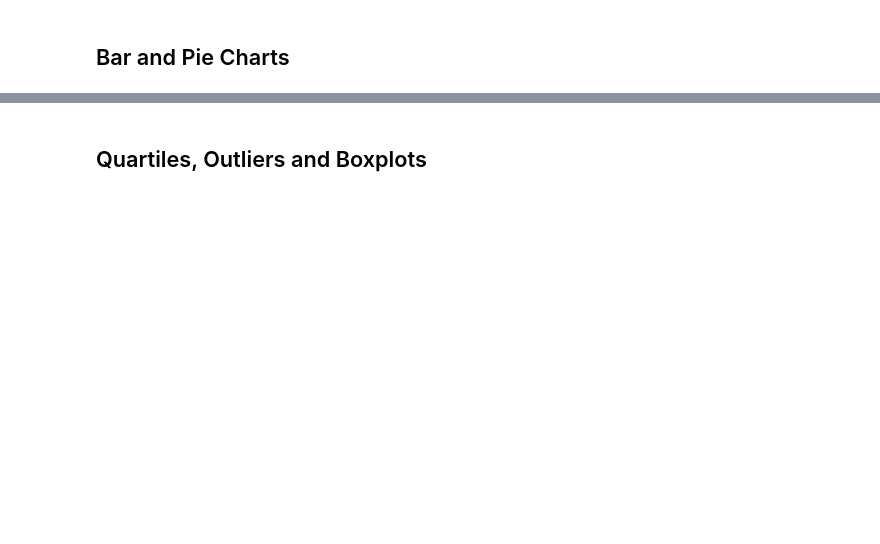
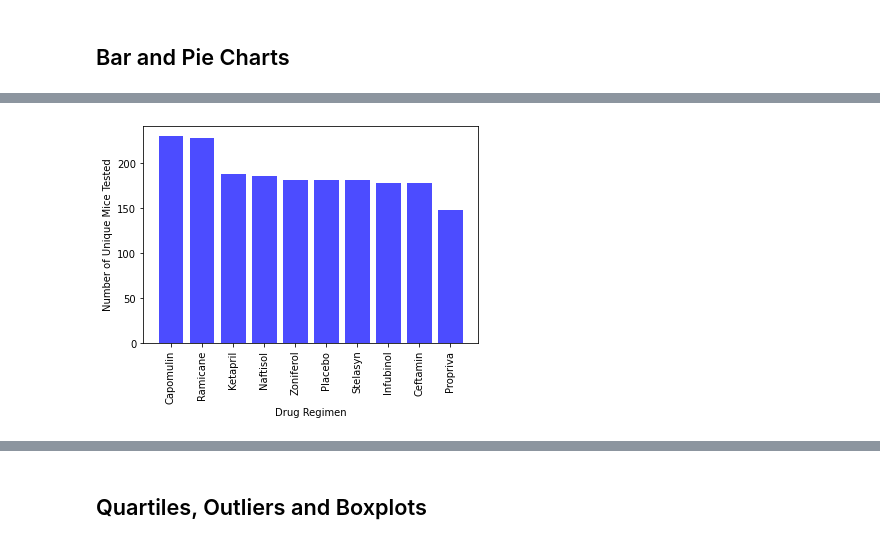
Before and after one commit to Connelito/Matplotlib-challenge, a Jupyter notebook: Pymaceuticals/pymaceuticals_starter.ipynb, the cells around one changed output, grey strips where cells are left out. Cells and saved outputs as stored; diff of their text form; code cells hidden in the pictures; blank space fills up the shorter version.

```diff
--- a/Pymaceuticals/pymaceuticals_starter.ipynb
+++ b/Pymaceuticals/pymaceuticals_starter.ipynb
@@ -90,2 +139,19 @@ len(mouse_study_df)
+# %%
+# Generate a bar plot showing the total number of unique mice tested on each drug regimen using pyplot.
+drug_count = clean_total_mice_df['Drug Regimen'].value_counts()
+unique_mice = clean_total_mice_df['Mouse ID'].unique()
+x_axis = np.arange(0, len(y_axis), 1)
+y_axis = drug_count.values
+x_drugs = drug_count.index
+tick_locations = [value for value in x_axis]
+plt.bar(x_drugs, y_axis, color = 'b', alpha = 0.7, align = "center")
+
+# Format chart
+plt.xlabel('Drug Regimen')
+plt.ylabel('Number of Unique Mice Tested')
+plt.xticks(rotation=90)
+plt.show()
+# %% [output]
+[figure, added]
 # %%
 # Generate a pie plot showing the distribution of female versus male mice using pandas
```
Also changed, not shown: parts of 27 cells of this notebook.
